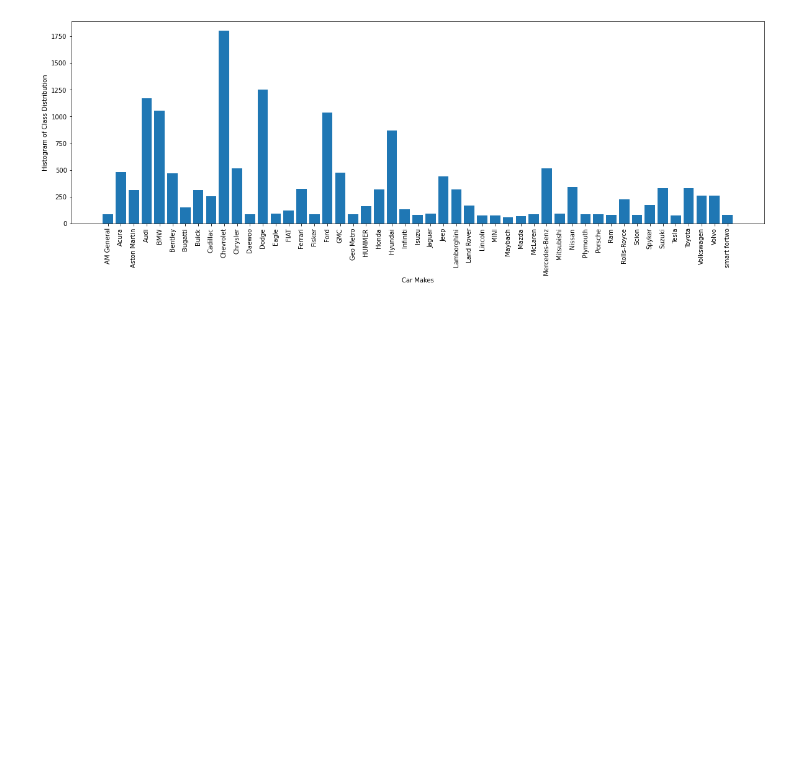
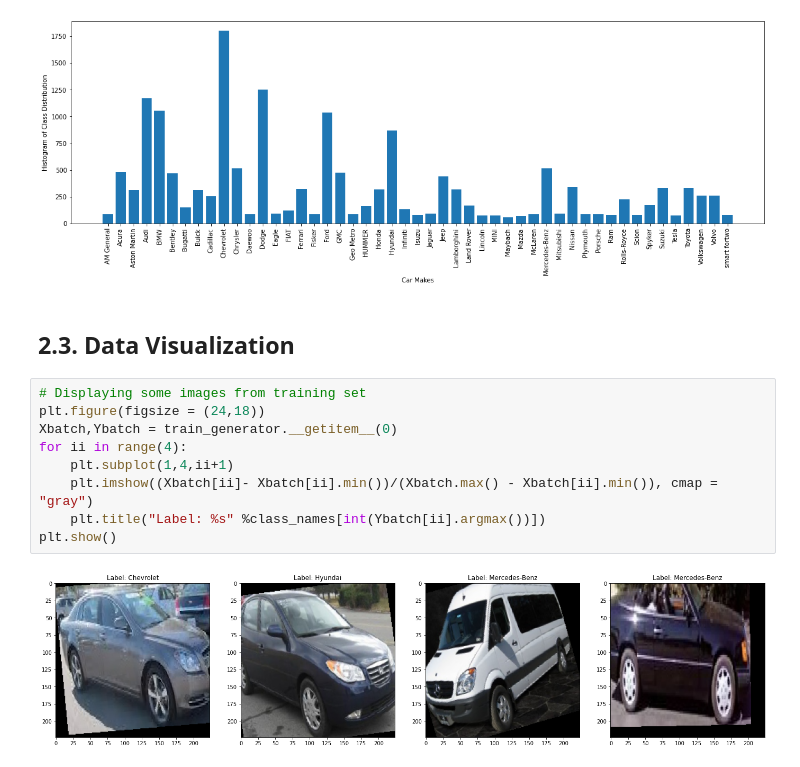
Before and after one commit to brandonlowon/Image-Classification-Project, a Jupyter notebook: Final/enel645_final_project_team_14.ipynb, the cells around one changed output. Saved outputs shown, nothing was run; the diff lists cells and outputs as text; blank space fills up the shorter version.

Commit message:
Added data visualization

```diff
--- a/Final/enel645_final_project_team_14.ipynb
+++ b/Final/enel645_final_project_team_14.ipynb
@@ -127,3 +127,16 @@ plt.ylabel("Histogram of Class Distribution")
 plt.show()
 # %% [output]
 [figure]
+# %% [markdown]
+## 2.3. Data Visualization
+# %%
+# Displaying some images from training set
+plt.figure(figsize = (24,18))
+Xbatch,Ybatch = train_generator.__getitem__(0)
+for ii in range(4):
+    plt.subplot(1,4,ii+1)
+    plt.imshow((Xbatch[ii]- Xbatch[ii].min())/(Xbatch.max() - Xbatch[ii].min()), cmap = "gray")
+    plt.title("Label: %s" %class_names[int(Ybatch[ii].argmax())])
+plt.show()
+# %% [output]
+[figure, added]
```
